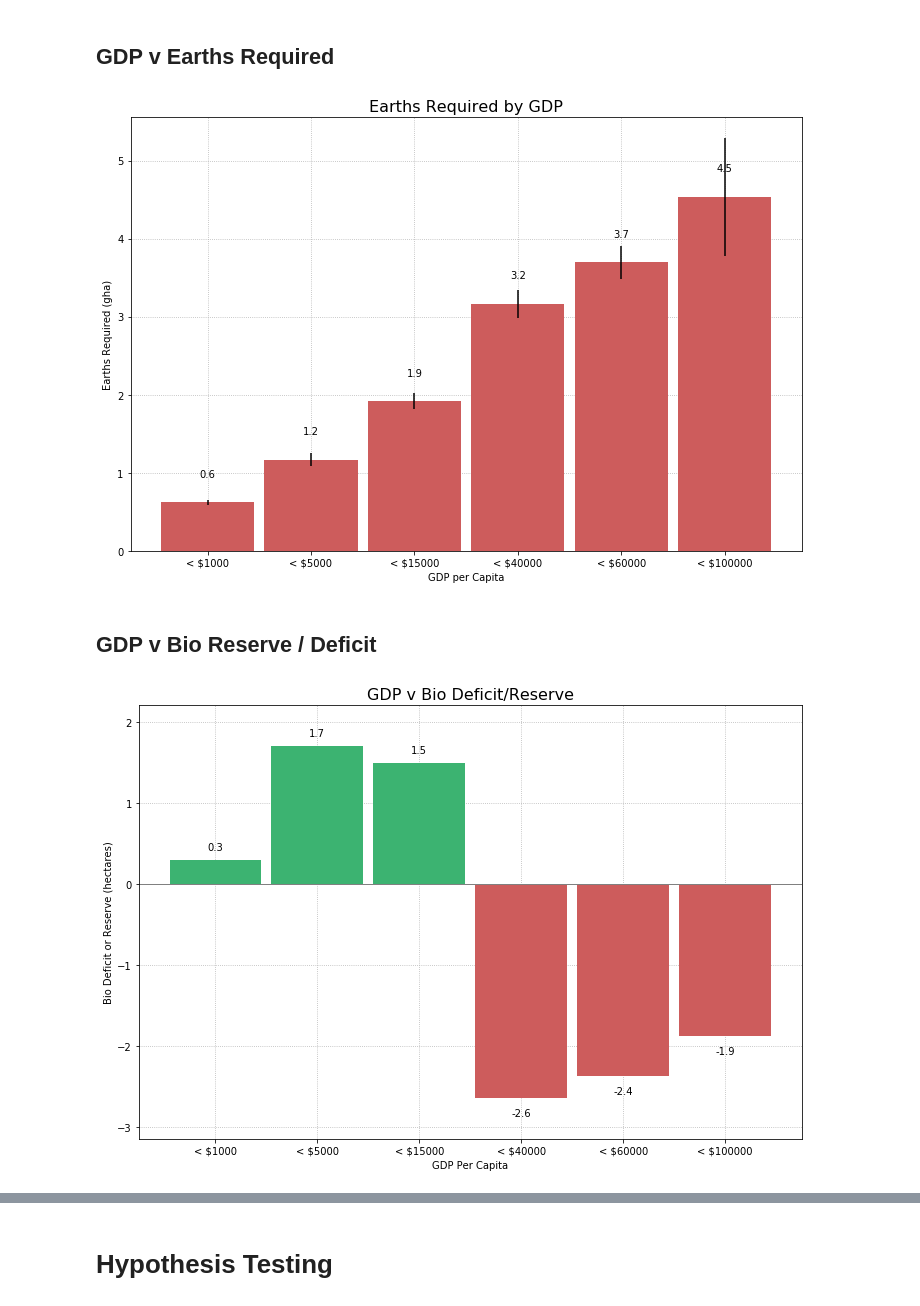
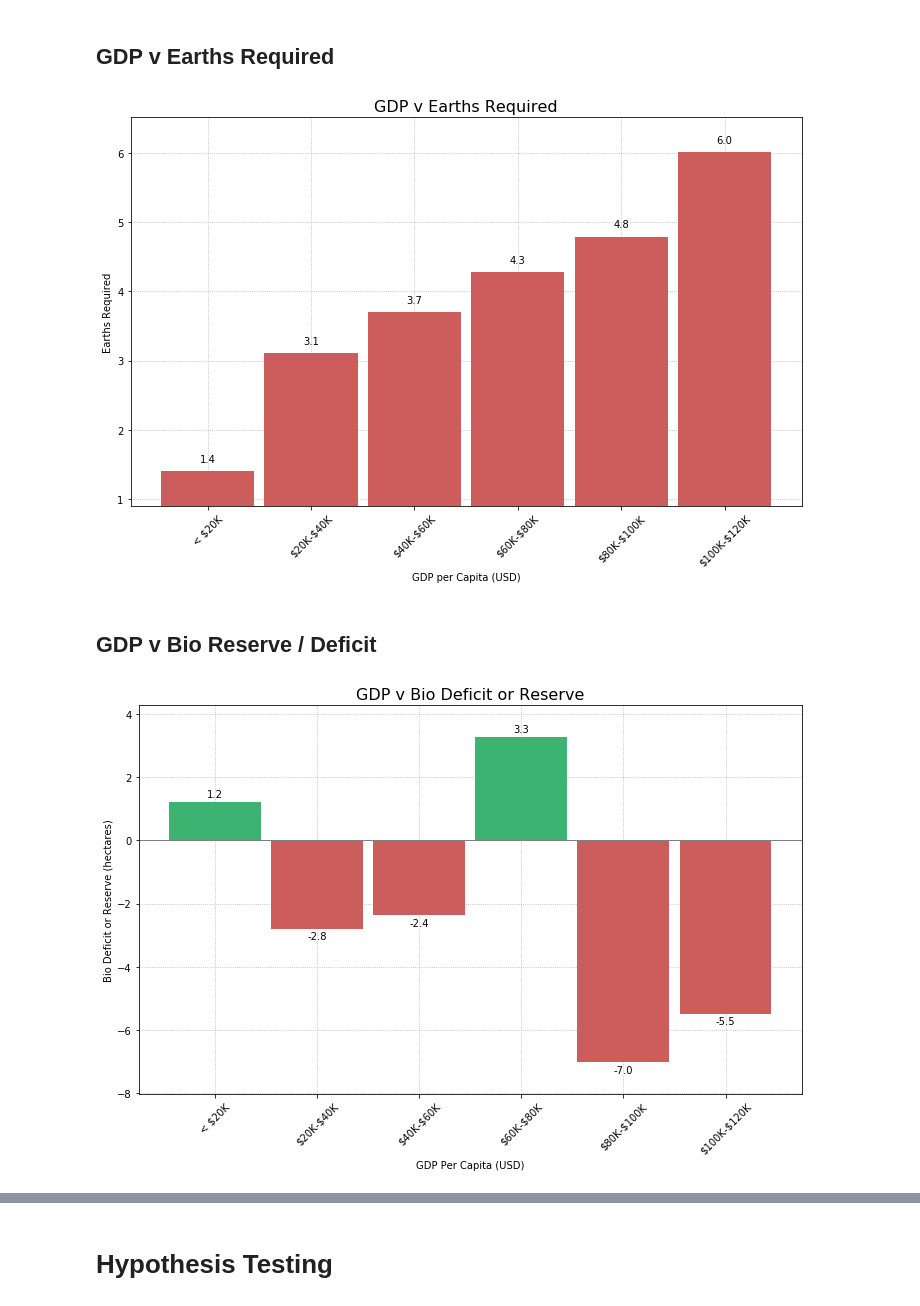
Before and after one commit to limbz-sami/Eco_footprint, a Jupyter notebook: eco_analysis.ipynb, the cells around one changed output, grey strips where cells are left out. Cells and saved outputs as stored; diff of their text form; code cells hidden in the pictures.

```diff
--- a/eco_analysis.ipynb
+++ b/eco_analysis.ipynb
@@ -314,52 +343,47 @@ plt.show()
 gdp_df = pd.DataFrame(clean_df)
 
 # Create GDP bins
-gdp_bins =[-1, 1000, 5000, 15000, 40000, 60000, 100000]
-gdp_labels = ["< $1000", "< $5000", "< $15000", "< $40000", "< $60000", "< $100000"]
+# gdp_bins =[0, 1000, 5000, 15000, 40000, 60000, 100000]
+# gdp_labels = ["< $1000", "< $5000", "< $15000", "< $40000", "< $60000", "< $100000"]
+gdp_bins =[0, 20000, 40000, 60000, 80000, 100000, 120000]
+gdp_labels = ["< \$20K", "\$20K-\$40K", "\$40K-\$60K", "\$60K-\$80K", "\$80K-\$100K", "\$100K-\$120K"]
 
 gdp_df["GDP Categories"] = pd.cut(gdp_df["GDP per Capita"], gdp_bins, labels=gdp_labels)
 # %%
 # calculating mean
-gdp_earth_reqd = gdp_df.groupby("GDP Categories").mean()['Earths Required']
-gdp_earth_reqd = pd.DataFrame(gdp_earth_reqd)
-
-# calculating standard error
-gdp_earth_sem = gdp_df.groupby("GDP Categories").sem()['Earths Required']
-gdp_earth_sem = pd.DataFrame(gdp_earth_sem)
-
-# data lists
-gdp_earths_reqd = gdp_earth_reqd['Earths Required'].tolist()
-gdp_sem = gdp_earth_sem['Earths Required'].tolist()
+gdp_earths = gdp_df.groupby("GDP Categories").mean()
 
 # Bar chart
-fig, ax = plt.subplots(figsize = (10,7))
-x_axis = np.arange(len(gdp_labels))
-ax.set_xticks(x_axis)
-ax.set_xticklabels(gdp_labels)
-# plt.ylim(0, 4.5)
+fig, ax = plt.subplots(figsize=(10,7))
+y_values = gdp_earths["Earths Required"].tolist()
+x_ticks = np.arange(len(gdp_labels))
+ax.set_xticks(x_ticks)
+ax.set_xticklabels(gdp_labels, rotation=45)
+plt.ylim(min(y_values)-.5, max(y_values)+.5)
+
+rects1 = plt.bar(gdp_labels, y_values, width=0.9, color='indianred', zorder=2)
+
+# Set the labels
+plt.title("GDP v Earths Required", fontsize=16)
+plt.xlabel("GDP per Capita (USD)")
+plt.ylabel("Earths Required")
 plt.grid(linestyle='dotted', zorder=0)
-
-plt.xlabel('GDP per Capita')
-plt.ylabel('Earths Required (gha)')
-plt.title ('Earths Required by GDP', fontsize=16)
-
-rects1 = ax.bar(x_axis, gdp_earths_reqd, width = 0.9, color = 'indianred', yerr = gdp_sem, zorder=2)
 
 # Label bars
 def autolabel(rects):
     for rect in rects:
         height = rect.get_height()
-        ax.text(rect.get_x() + rect.get_width()/2, height + 0.3, round(height,1),
+        ax.text(rect.get_x() + rect.get_width()/2, height + 0.1, round(height,1),
         ha = 'center', va = 'bottom', alpha = 2)
 autolabel(rects1)
 
 # Save and show the figure
 plt.tight_layout()
-img_path = os.path.join('Images', '5a_gdp_earths.png')
+img_path = os.path.join('Images', '6a_gdp_earths.png')
 plt.savefig(img_path)
 plt.show()
 # %% [output]
-[figure, old version]
+[figure, new version]
 # %% [markdown]
 ## GDP v Bio Reserve / Deficit
 # %%
@@ -373,44 +397,43 @@ y_values = gdp_deficit["Biocapacity Deficit or Reserve"].tolist()
 fig, ax = plt.subplots(figsize=(10,7))
 x_ticks = np.arange(len(gdp_labels))
 ax.set_xticks(x_ticks)
-ax.set_xticklabels (gdp_labels)
-plt.xlim(-0.75, len(x_ticks)-0.25)
-plt.ylim(min(y_values)-.5, max(y_values)+.5)
+ax.set_xticklabels(gdp_labels, rotation=45)
+plt.ylim(min(y_values)-1, max(y_values)+1)
+
 plt.axhline(linewidth=1.0, color='grey')
 plt.grid(linestyle='dotted', zorder=0)
 
-plt.title("GDP v Bio Deficit/Reserve", fontsize=16)
-plt.xlabel("GDP Per Capita")
+plt.title("GDP v Bio Deficit or Reserve", fontsize=16)
+plt.xlabel("GDP Per Capita (USD)")
 plt.ylabel("Bio Deficit or Reserve (hectares)")
 
 # Color the bars
 bar_color = []
 for change in y_values:
     if change <= 0:
         bar_color.append('indianred')
     else:
         bar_color.append('mediumseagreen')
 
 rects3 = ax.bar(x_ticks, y_values, width=0.9, color=bar_color, zorder=2)
 
-
 # getting labels on each bar
 def autolabel(rects):
     for rect in rects:
         height = rect.get_height()
         if height >= 0:
             label = height + 0.1
         else:
-            label = height - 0.25
+            label = height - 0.4
         ax.text(rect.get_x() + rect.get_width()/2, label, round(height,1),
         ha = 'center', va = 'bottom', alpha = 2)
 autolabel(rects3)
 
 # Save and show the figure
 plt.tight_layout()
-img_path = os.path.join('Images', '5b_gdp_reserve.png')
+img_path = os.path.join('Images', '6b_gdp_reserve.png')
 plt.savefig(img_path)
 plt.show()
 # %% [output]
-[figure, old version]
+[figure, new version]
 # %% [markdown]
```
Also changed, not shown: parts of 38 cells of this notebook, 17 other files.
